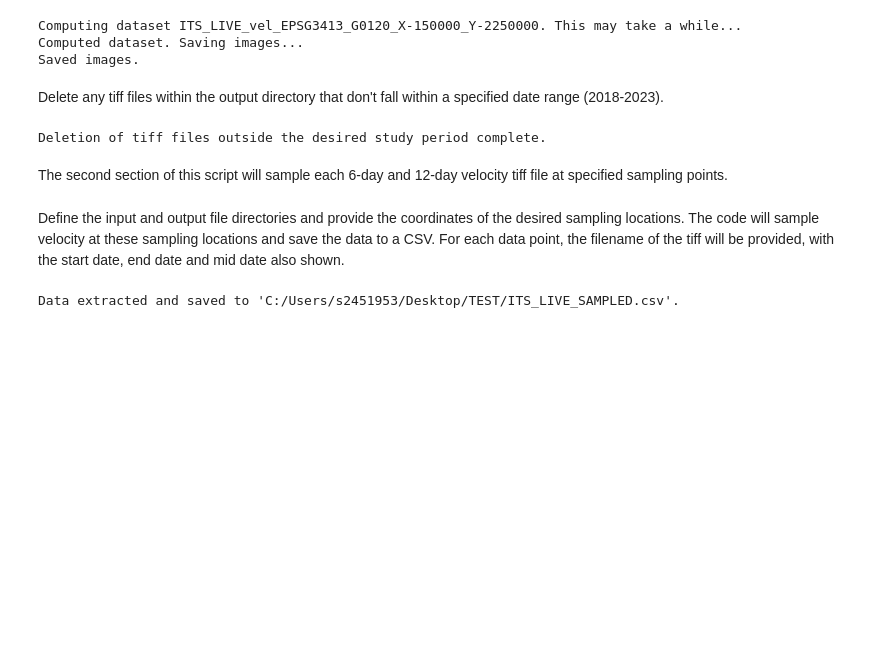
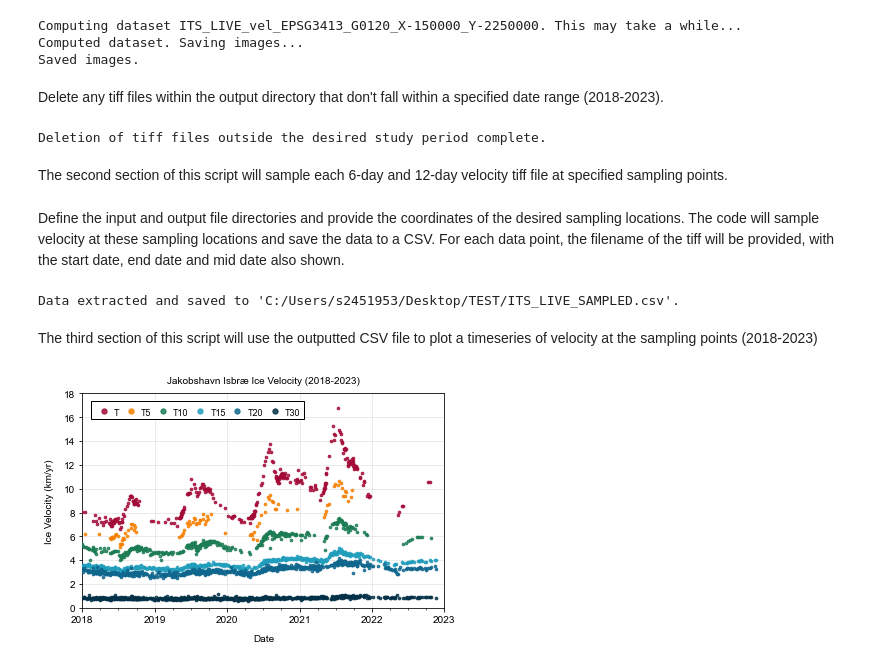
Before and after one commit to hannahpicton/jakobshavn_isbrae, a Jupyter notebook: ice_velocity.ipynb, the cells around one changed output. Drawn from its saved outputs; the diff is of its cells as text; code cells hidden in the pictures; blank space fills up the shorter version.

Commit message:
plot 2018-2023 ITS_,LIVE timeseries

```diff
--- a/ice_velocity.ipynb
+++ b/ice_velocity.ipynb
@@ -183,3 +183,5 @@ with open(csv_file, 'w', newline='') as csvfile:
 print(f"Data extracted and saved to '{csv_file}'.")
 # %% [output]
 Data extracted and saved to 'C:/Users/s2451953/Desktop/TEST/ITS_LIVE_SAMPLED.csv'.
+# %% [markdown]
+The third section of this script will use the outputted CSV file to plot a timeseries of velocity at the sampling points (2018-2023)
@@ -185,0 +196,63 @@ Data extracted and saved to 'C:/Users/s2451953/Desktop/TEST/ITS_LIVE_SAMPLED.csv
+# %%
+# OPEN THE ITS_LIVE 6-DAY PAIRS CSV FILE
+ITS_LIVE_data = pd.read_csv(r'C:/Users/s2451953/Desktop/TEST/ITS_LIVE_SAMPLED.csv')
+
+# DEFINE THE VELOCITY VARIABLE FOR EACH POINT
+POINT1_VELOCITY = ITS_LIVE_data['POINT_1_VELOCITY']
+POINT2_VELOCITY = ITS_LIVE_data['POINT_2_VELOCITY']
+POINT3_VELOCITY = ITS_LIVE_data['POINT_3_VELOCITY']
+POINT4_VELOCITY = ITS_LIVE_data['POINT_4_VELOCITY']
+POINT5_VELOCITY = ITS_LIVE_data['POINT_5_VELOCITY']
+POINT6_VELOCITY = ITS_LIVE_data['POINT_6_VELOCITY']
+POINT7_VELOCITY = ITS_LIVE_data['POINT_7_VELOCITY']
+
+# DEFINE THE MID-DATE VARIABLE
+ITS_LIVE_data['mid_date'] = pd.to_datetime(ITS_LIVE_data['mid_date'], format='%Y/%m/%d')
+
+# INPUT DESIRED X AXIS, Y AXIS, AND PLOT TITLES
+xtitle = 'Date'
+ytitle = 'Ice Velocity (km/yr)'
+title = 'Jakobshavn Isbræ Ice Velocity (2018-2023)'
+# %%
+# CREATE A PLOT WITH GRID LINES
+plt.rcParams["font.family"] = "Arial"
+fig, ax = plt.subplots(figsize=(6, 4))
+plt.title(title, pad=10, fontsize=10)
+plt.grid(axis = 'x', alpha=0.3, zorder=0)
+plt.grid(axis = 'y', alpha=0.3, zorder=0)
+plt.ylabel(ytitle, labelpad=10, fontsize=10)
+plt.xlabel(xtitle, labelpad=10)
+
+# PLOT A SCATTER PLOT FOR EACH POINT
+plt.scatter(ITS_LIVE_data['mid_date'], POINT1_VELOCITY/1000, color='#a30b37', s=7, marker='o', alpha=0.85, label='T', zorder=20)
+plt.scatter(ITS_LIVE_data['mid_date'], POINT2_VELOCITY/1000, color='#f77f00', s=7, marker='o', alpha=0.85, label='T5', zorder=20)
+plt.scatter(ITS_LIVE_data['mid_date'], POINT3_VELOCITY/1000, color='#1c7c54', s=7, marker='o', alpha=0.85, label='T10', zorder=20)
+plt.scatter(ITS_LIVE_data['mid_date'], POINT4_VELOCITY/1000, color='#219ebc', s=7, marker='o', alpha=0.85, label='T15', zorder=20)
+plt.scatter(ITS_LIVE_data['mid_date'], POINT5_VELOCITY/1000, color='#10678e', s=7, marker='o', alpha=0.85, label='T20', zorder=20)
+plt.scatter(ITS_LIVE_data['mid_date'], POINT7_VELOCITY/1000, color='#023047', s=7, marker='o', alpha=0.85, label='T30', zorder=20)
+
+# SET THE X AXIS TICK LIMITS
+plt.ylim(0, 18)
+plt.yticks(np.arange(0, 18+1, 2))
+
+# DEFINE THE FORMATTING FOR THE X-TICKS
+year_locator = mdates.YearLocator(base=1, month=1, day=1)
+ax.xaxis.set_major_locator(year_locator)
+ax.xaxis.set_major_formatter(mdates.DateFormatter("%Y"))
+min_x_value = pd.to_datetime('2018-01-01', format='%Y-%m-%d')
+max_x_value = pd.to_datetime('2023-01-01', format='%Y-%m-%d')
+plt.xlim(min_x_value, max_x_value)
+three_month_intervals = mdates.MonthLocator(interval=3)
+ax.xaxis.set_minor_locator(three_month_intervals)
+
+# ADD A LEGEND WITH THREE COLUMNS, HORIZONTAL ARRANGEMENT, AND WHITE BACKGROUND
+legend = plt.legend(loc='upper left', ncol=7, columnspacing=0.3, markerscale=2, frameon=True, framealpha=1, handletextpad=0.1, fontsize = 9, facecolor='white', borderaxespad = 0.9, borderpad=0.5, fancybox=False)
+legend.get_frame().set_edgecolor('black')
+legend.get_frame().set_linewidth(1)
+legend.set_zorder(20)
+for text in legend.get_texts():
+    text.set_va('center')
+
+plt.tight_layout()
+# %% [output]
+[figure, added]
```
Also changed, not shown: parts of 2 cells of this notebook.
